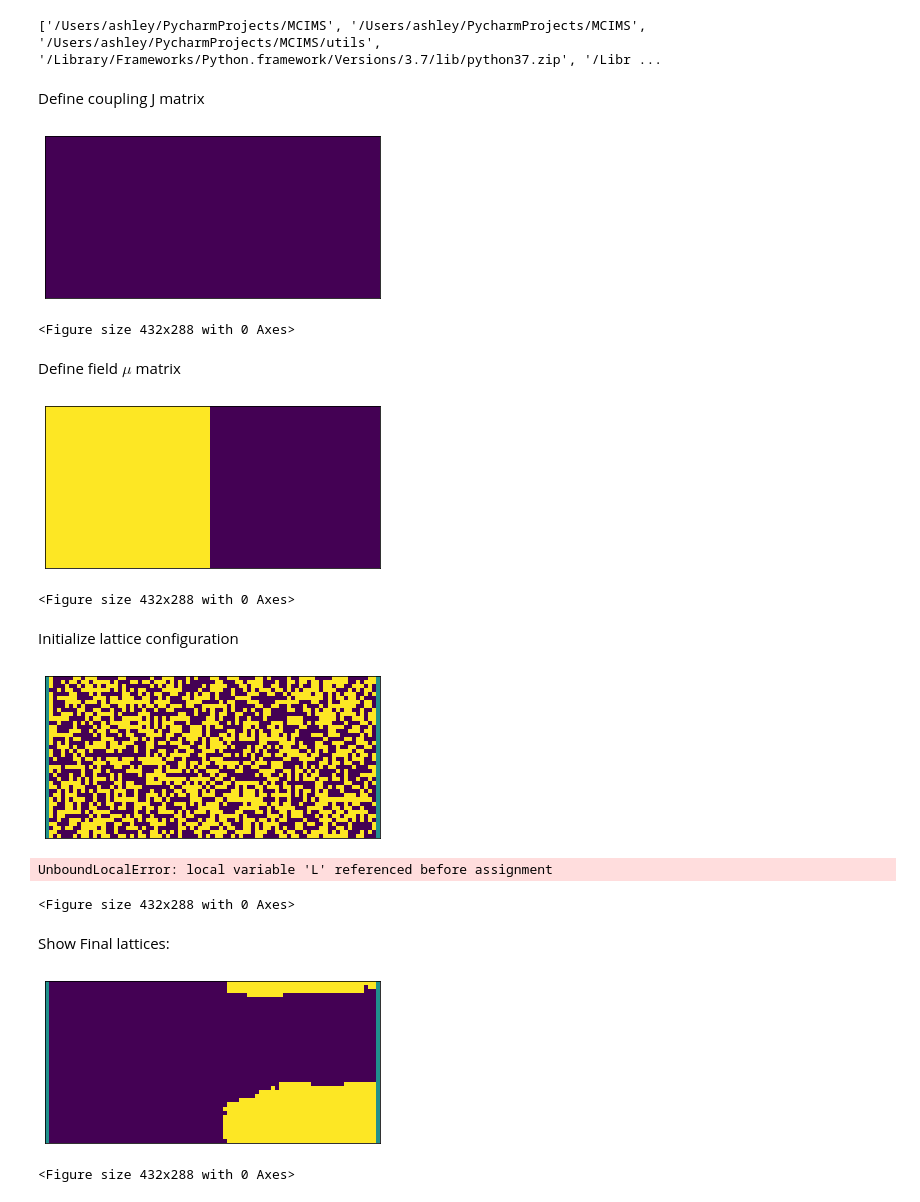
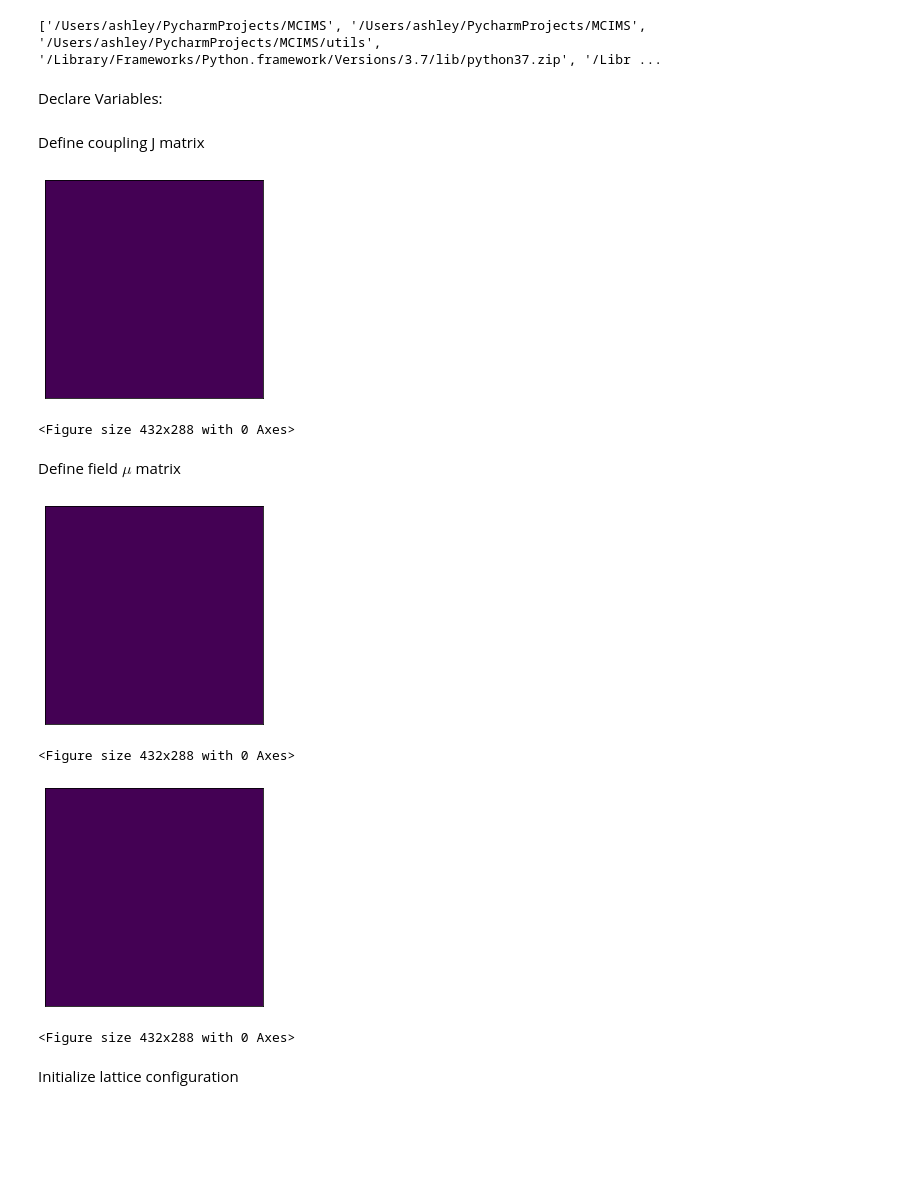
Before and after one commit to daleas0120/PT-MCIMS, a Jupyter notebook: PTMCIM_B.ipynb, the cells around one changed output. Drawn from its saved outputs; the diff is of its cells as text; code cells hidden in the pictures; blank space fills up the shorter version.

```diff
--- a/PTMCIM_B.ipynb
+++ b/PTMCIM_B.ipynb
@@ -28,14 +28,17 @@ from utils.MCIM import metropolisAlgorithm
 import params as p
 # %% [output]
 ['/Users/ashley/PycharmProjects/MCIMS', '/Users/ashley/PycharmProjects/MCIMS', '/Users/ashley/PycharmProjects/MCIMS/utils', '/Library/Frameworks/Python.framework/Versions/3.7/lib/python37.zip', '/Libr ...
+# %% [markdown]
+Declare Variables:
 # %%
-beta_array = np.linspace(p.T_MIN, p.T_MAX, p.numTemp, endpoint=True)
+#beta_array = np.linspace(p.T_MIN, p.T_MAX, p.numTemp, endpoint=True)
+beta_array = [p.T_MAX]
 # Output parameters
 d = {'beta': beta_array}
 dataset = pd.DataFrame(data=d)
 
 # Initialize main variables
-spins = spinLattice(p.M, p.N, p.J, p.mu, 'ip')
+spins = spinLattice(p.M, p.N, p.J, p.mu, 'line', p.k)
 params = metropolisAlgorithm(p.BURN_IN, p.STEPS, beta_array)
 # %% [markdown]
 Define coupling J matrix
@@ -43,42 +46,18 @@ Define coupling J matrix
 J_matrix = spins.initJmatrix()
 spinVis(J_matrix, 'J_matrix.png')
 # %% [output]
-[figure, old version]
+[figure, new version]
 <Figure size 432x288 with 0 Axes>
 # %% [markdown]
 Define field $\mu$ matrix
 # %%
 mu_matrix = spins.initFieldmatrix()
-spinVis(mu_matrix, 'mu_matrix.png')
+spinVis(spins.mu_matrixA, 'mu_matrixA.png')
+spinVis(spins.mu_matrixB, 'mu_matrixB.png')
 # %% [output]
-[figure, old version]
+[figure, new version]
 <Figure size 432x288 with 0 Axes>
+[figure, added]
+<Figure size 432x288 with 0 Axes>
 # %% [markdown]
 Initialize lattice configuration
-# %%
-nHS_A_tmp = np.zeros((p.STEPS, len(beta_array)))
-nHS_B_tmp = np.zeros((p.STEPS, len(beta_array)))
-
-t = time.time()
-
-L = spins.initLineCoupledLattice()
-spinVis(L, 'OG_spins_ip.png')
-
-for i in trange(p.numTrials):
-    L = spins.initLineCoupledLattice()
-
-    df, L, nHS_A_tmp, nHS_B_tmp = \
-        params.anneal(spins, L, J_matrix, mu_matrix, nHS_A_tmp, nHS_B_tmp, i)
-
-    dataset = pd.concat([dataset, df], axis=1)
-# %% [output]
-[figure, removed]
-UnboundLocalError: local variable 'L' referenced before assignment
-<Figure size 432x288 with 0 Axes>
-# %% [markdown]
-Show Final lattices:
-# %%
-spinVis(L, 'spinsFinal_'+str(i)+'.png')
-# %% [output]
-[figure, removed]
-<Figure size 432x288 with 0 Axes>
```
Also changed, not shown: parts of 10 cells of this notebook, 6 other files.
